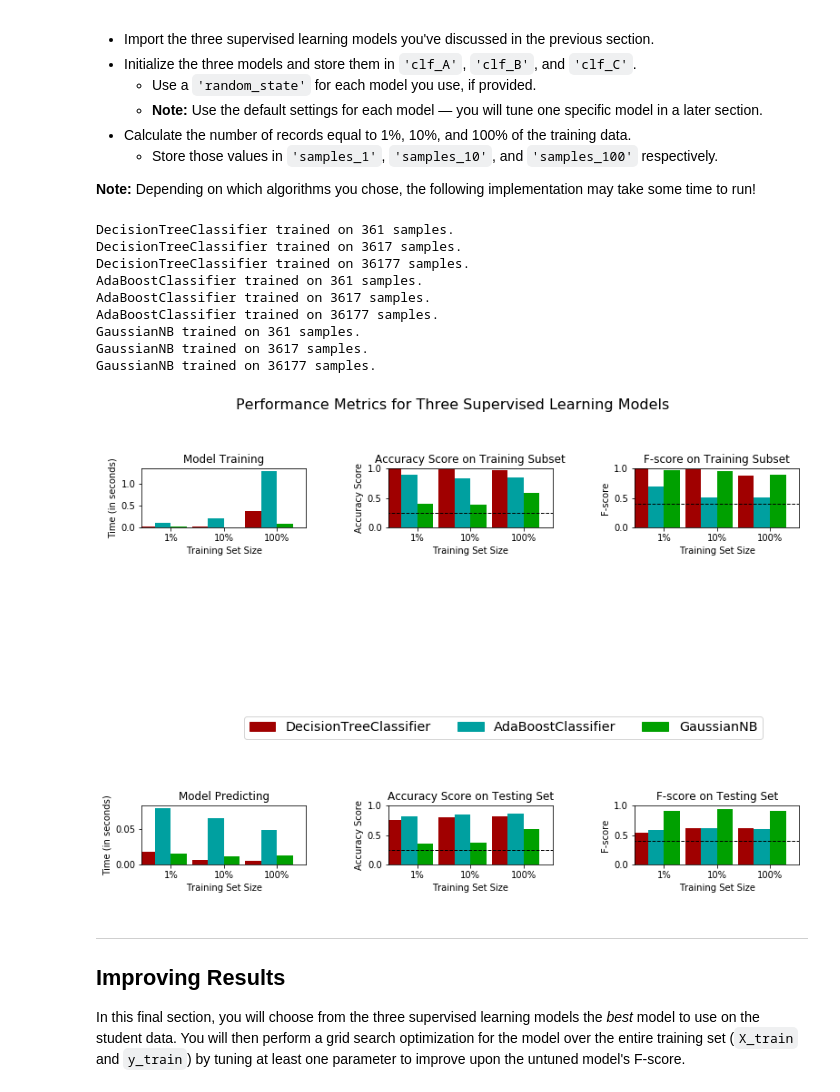
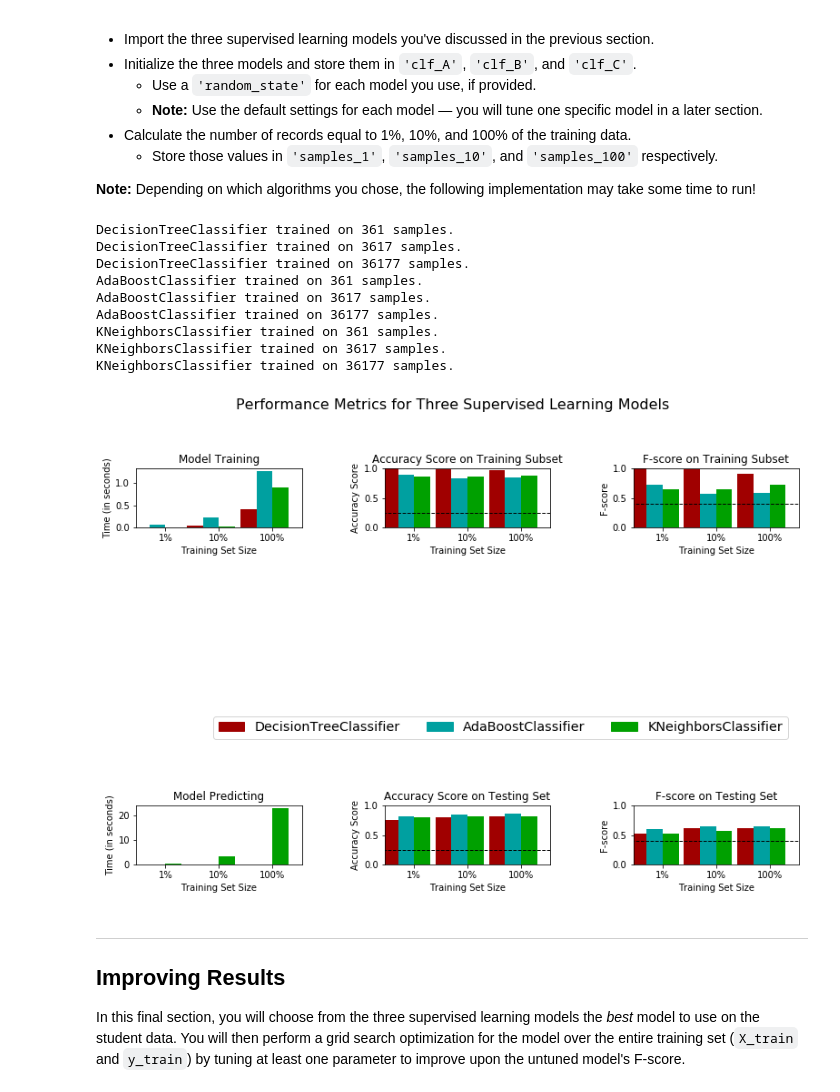
Before and after one commit to andreas-brodale/MLCharity, a Jupyter notebook: finding_donors.ipynb, the cells around one changed output. Drawn from its saved outputs; the diff is of its cells as text; code cells hidden in the pictures.

```diff
--- a/finding_donors.ipynb
+++ b/finding_donors.ipynb
@@ -384,10 +384,10 @@ def train_predict(learner, sample_size, X_train, y_train, X_test, y_test):
     results['acc_test'] = accuracy_score(predictions_test, y_test)
 
     # TODO: Compute F-score on the the first 300 training samples using fbeta_score()
-    results['f_train'] = fbeta_score(predictions_train, y_train[:300], beta = 0.1)
+    results['f_train'] = fbeta_score(predictions_train, y_train[:300], beta = 0.7)
 
     # TODO: Compute F-score on the test set which is y_test
-    results['f_test'] = fbeta_score(predictions_test, y_test, beta = 0.1)
+    results['f_test'] = fbeta_score(predictions_test, y_test, beta = 0.7)
 
     # Success
     print("{} trained on {} samples.".format(learner.__class__.__name__, sample_size))
@@ -410,41 +410,47 @@ In the code cell, you will need to implement the following:
 from sklearn.tree import DecisionTreeClassifier
 from sklearn.ensemble import AdaBoostClassifier
 from sklearn.naive_bayes import GaussianNB
+from sklearn.linear_model import LogisticRegression
+from sklearn.svm import SVC
+from sklearn.ensemble import BaggingClassifier
+from sklearn.neighbors import KNeighborsClassifier
 # TODO: Initialize the three models
 clf_A = DecisionTreeClassifier()
 clf_B = AdaBoostClassifier()
-clf_C = GaussianNB()
+#clf_C = GaussianNB()
+
+clf_C = KNeighborsClassifier()
 
 # TODO: Calculate the number of samples for 1%, 10%, and 100% of the training data
 # HINT: samples_100 is the entire training set i.e. len(y_train)
 # HINT: samples_10 is 10% of samples_100 (ensure to set the count of the values to be `int` and not `float`)
 # HINT: samples_1 is 1% of samples_100 (ensure to set the count of the values to be `int` and not `float`)
 samples_100 = int(len(y_train))
 samples_10 = int(0.1 * len(y_train))
 samples_1 = int(0.01 * len(y_train))
 
 # Collect results on the learners
 results = {}
 for clf in [clf_A, clf_B, clf_C]:
     clf_name = clf.__class__.__name__
     results[clf_name] = {}
     for i, samples in enumerate([samples_1, samples_10, samples_100]):
         results[clf_name][i] = \
         train_predict(clf, samples, X_train, y_train, X_test, y_test)
 
 # Run metrics visualization for the three supervised learning models chosen
 vs.evaluate(results, accuracy, fscore)
 # %% [output]
 DecisionTreeClassifier trained on 361 samples.
 DecisionTreeClassifier trained on 3617 samples.
 DecisionTreeClassifier trained on 36177 samples.
 AdaBoostClassifier trained on 361 samples.
 AdaBoostClassifier trained on 3617 samples.
 AdaBoostClassifier trained on 36177 samples.
-GaussianNB trained on 361 samples.
-GaussianNB trained on 3617 samples.
-GaussianNB trained on 36177 samples.
+KNeighborsClassifier trained on 361 samples.
+KNeighborsClassifier trained on 3617 samples.
+KNeighborsClassifier trained on 36177 samples.
-[figure, old version]
+[figure, new version]
 # %% [markdown]
 ----
 ## Improving Results
```
Also changed, not shown: parts of 7 cells of this notebook.
